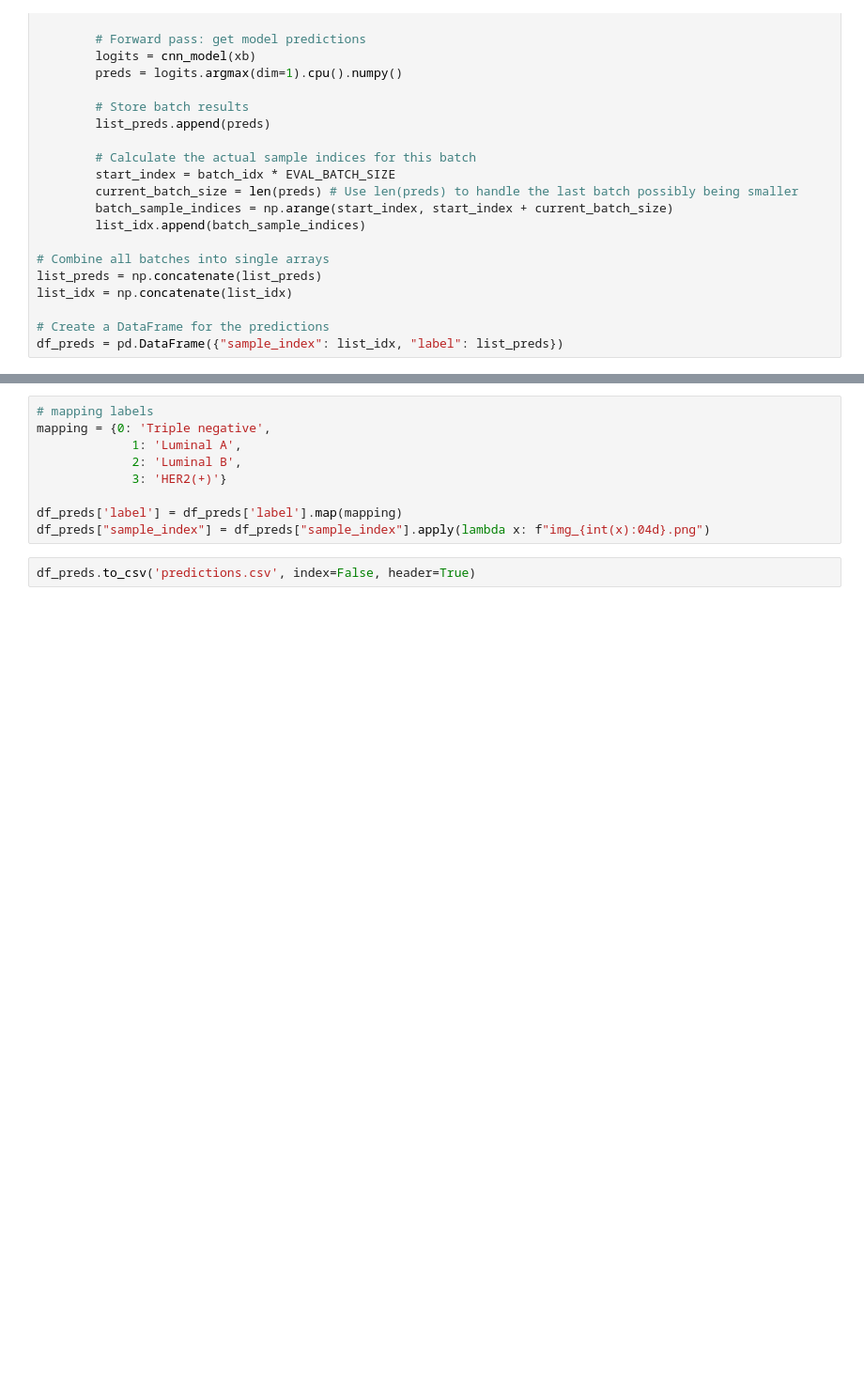
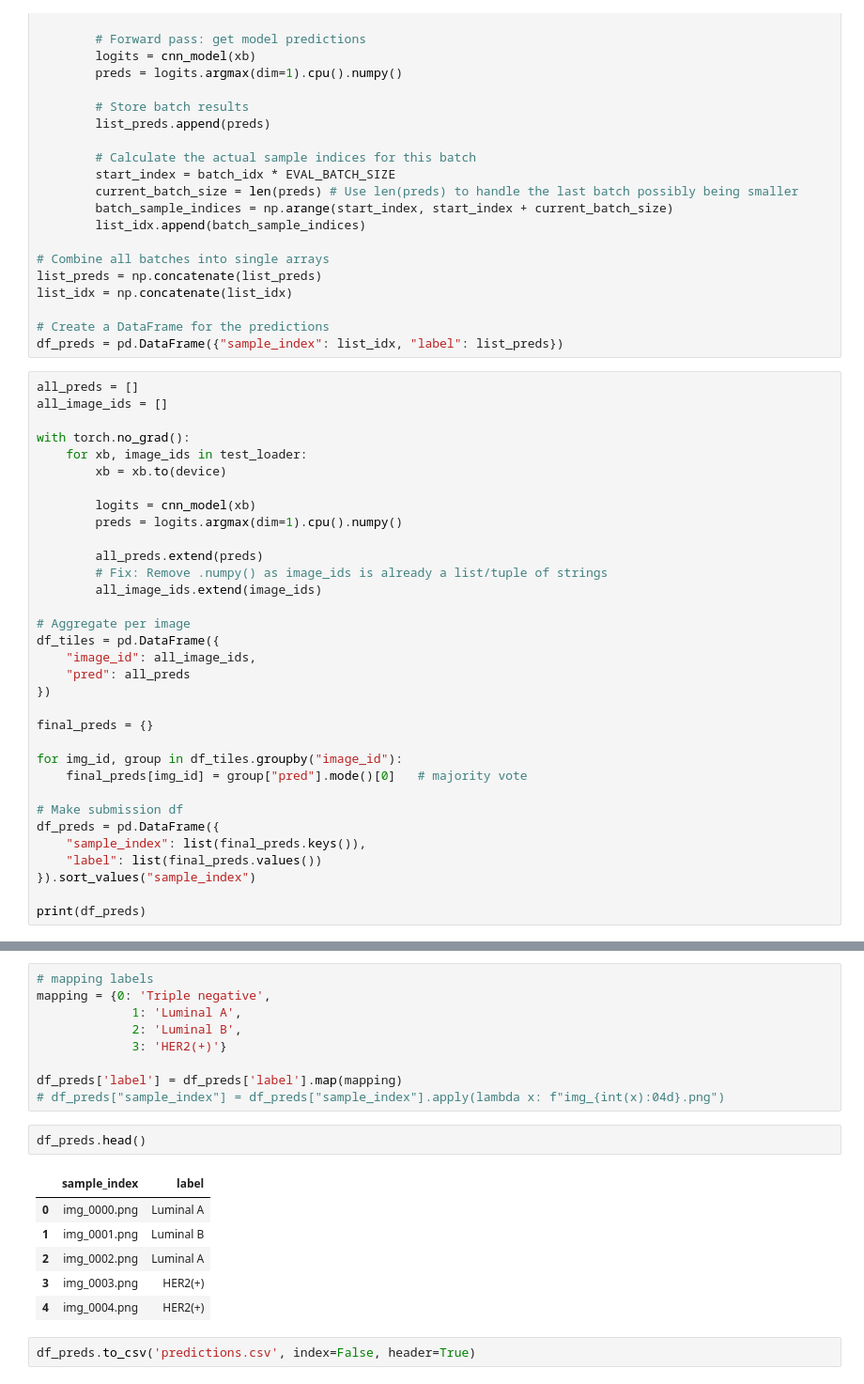
Before and after one commit to hanzla-khalid98/challenge-2_AN2DL_2025, a Jupyter notebook: notebooks/baseline_CNN.ipynb, the cells around one changed output, grey strips where cells are left out. Shown at 94% size. Saved outputs shown, nothing was run; the diff lists cells and outputs as text; blank space fills up the shorter version.

```diff
--- a/notebooks/baseline_CNN.ipynb
+++ b/notebooks/baseline_CNN.ipynb
@@ -1020,3 +1029,36 @@ list_idx = np.concatenate(list_idx)
 
 # Create a DataFrame for the predictions
 df_preds = pd.DataFrame({"sample_index": list_idx, "label": list_preds})
+# %%
+all_preds = []
+all_image_ids = []
+
+with torch.no_grad():
+    for xb, image_ids in test_loader:
+        xb = xb.to(device)
+
+        logits = cnn_model(xb)
+        preds = logits.argmax(dim=1).cpu().numpy()
+
+        all_preds.extend(preds)
+        # Fix: Remove .numpy() as image_ids is already a list/tuple of strings
+        all_image_ids.extend(image_ids)
+
+# Aggregate per image
+df_tiles = pd.DataFrame({
+    "image_id": all_image_ids,
+    "pred": all_preds
+})
+
+final_preds = {}
+
+for img_id, group in df_tiles.groupby("image_id"):
+    final_preds[img_id] = group["pred"].mode()[0]   # majority vote
+
+# Make submission df
+df_preds = pd.DataFrame({
+    "sample_index": list(final_preds.keys()),
+    "label": list(final_preds.values())
+}).sort_values("sample_index")
+
+print(df_preds)
@@ -1028,6 +1085,15 @@ mapping = {0: 'Triple negative',
              3: 'HER2(+)'}
 
 df_preds['label'] = df_preds['label'].map(mapping)
-df_preds["sample_index"] = df_preds["sample_index"].apply(lambda x: f"img_{int(x):04d}.png")
+# df_preds["sample_index"] = df_preds["sample_index"].apply(lambda x: f"img_{int(x):04d}.png")
+# %%
+df_preds.head()
+# %% [output]
+|  | sample_index | label |
+| 0 | img_0000.png | Luminal A |
+| 1 | img_0001.png | Luminal B |
+| 2 | img_0002.png | Luminal A |
+| 3 | img_0003.png | HER2(+) |
+| 4 | img_0004.png | HER2(+) |
 # %%
 df_preds.to_csv('predictions.csv', index=False, header=True)
```
Also changed, not shown: parts of 8 cells of this notebook.
